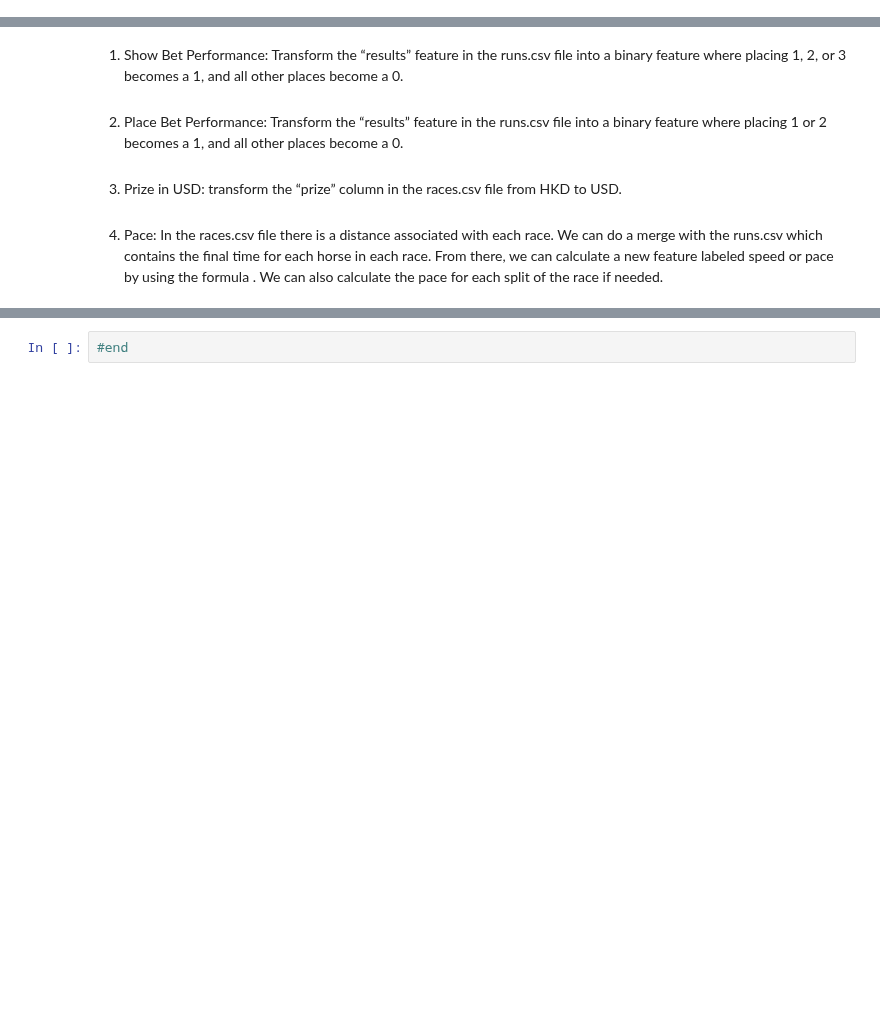
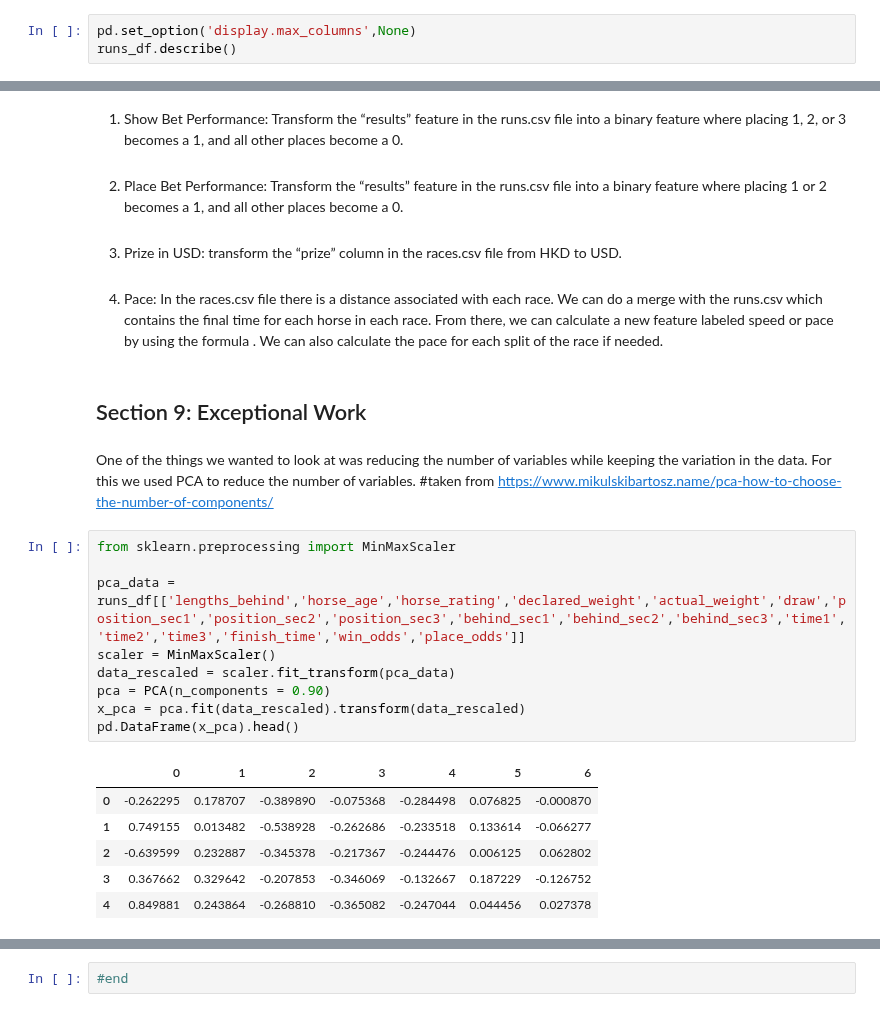
Before and after one commit to C-Stewart-GH/Hong_Kong_Horse_Racing_Project, a Jupyter notebook: Project1/Lab1_Group.ipynb, the cells around one changed output, grey strips where cells are left out. Saved outputs shown, nothing was run; the diff lists cells and outputs as text; blank space fills up the shorter version.

```diff
--- a/Project1/Lab1_Group.ipynb
+++ b/Project1/Lab1_Group.ipynb
@@ -242,0 +232,3 @@ runs_df.describe()
+# %%
+pd.set_option('display.max_columns',None)
+runs_df.describe()
@@ -320,3 +322,24 @@ The follow is a list of potential new features to be explored in the future:
 3. Prize in USD: transform the “prize” column in the races.csv file from HKD to USD.
 <br> <br>
 4. Pace: In the races.csv file there is a distance associated with each race. We can do a merge with the runs.csv which contains the final time for each horse in each race. From there, we can calculate a new feature labeled speed or pace by using the formula . We can also calculate the pace for each split of the race if needed.
+# %% [markdown]
+## Section 9: Exceptional Work
+# %% [markdown]
+One of the things we wanted to look at was reducing the number of variables while keeping the variation in the data. For this we used PCA to reduce the number of variables.
+#taken from https://www.mikulskibartosz.name/pca-how-to-choose-the-number-of-components/
+# %%
+from sklearn.preprocessing import MinMaxScaler
+
+pca_data = runs_df[['lengths_behind','horse_age','horse_rating','declared_weight','actual_weight','draw','position_sec1','position_sec2','position_sec3','behind_sec1','behind_sec2','behind_sec3','time1','time2','time3','finish_time','win_odds','place_odds']]
+scaler = MinMaxScaler()
+data_rescaled = scaler.fit_transform(pca_data)
+pca = PCA(n_components = 0.90)
+x_pca = pca.fit(data_rescaled).transform(data_rescaled)
+pd.DataFrame(x_pca).head()
+# %% [output]
+|  | 0 | 1 | 2 | 3 | 4 | 5 | 6 |
+| 0 | -0.262295 | 0.178707 | -0.389890 | -0.075368 | -0.284498 | 0.076825 | -0.000870 |
+| 1 | 0.749155 | 0.013482 | -0.538928 | -0.262686 | -0.233518 | 0.133614 | -0.066277 |
+| 2 | -0.639599 | 0.232887 | -0.345378 | -0.217367 | -0.244476 | 0.006125 | 0.062802 |
+| 3 | 0.367662 | 0.329642 | -0.207853 | -0.346069 | -0.132667 | 0.187229 | -0.126752 |
+| 4 | 0.849881 | 0.243864 | -0.268810 | -0.365082 | -0.247044 | 0.044456 | 0.027378 |
```
Also changed, not shown: parts of 9 cells of this notebook.
